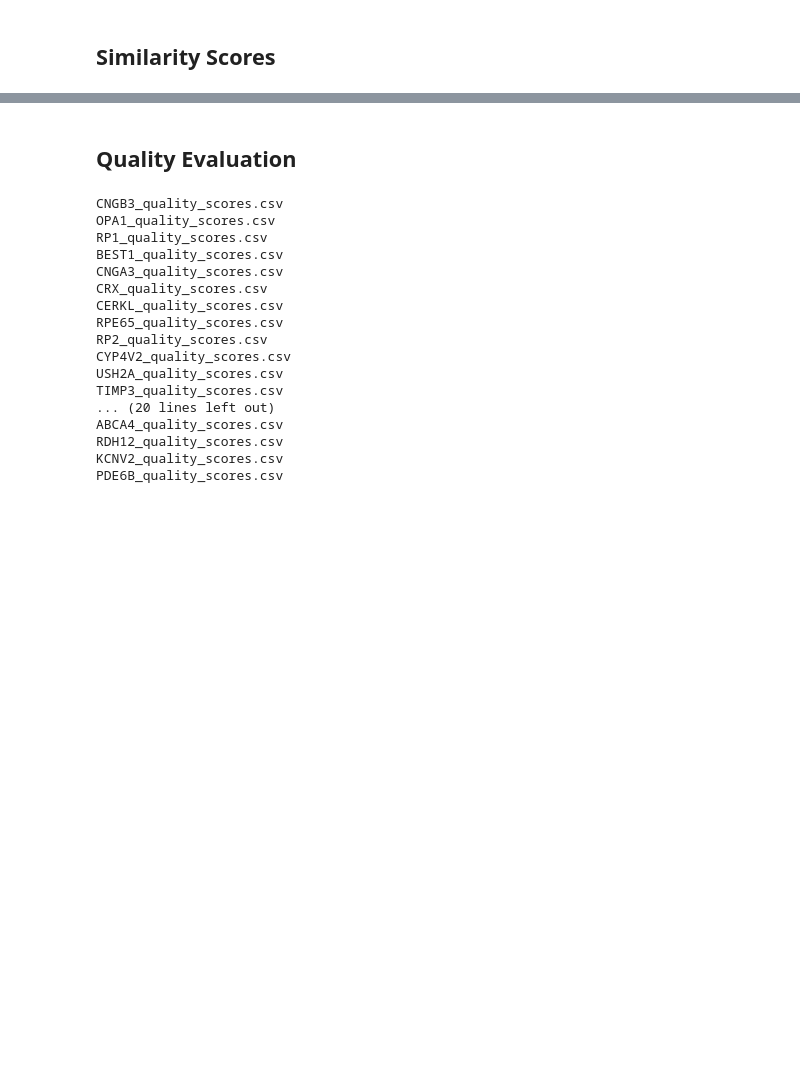
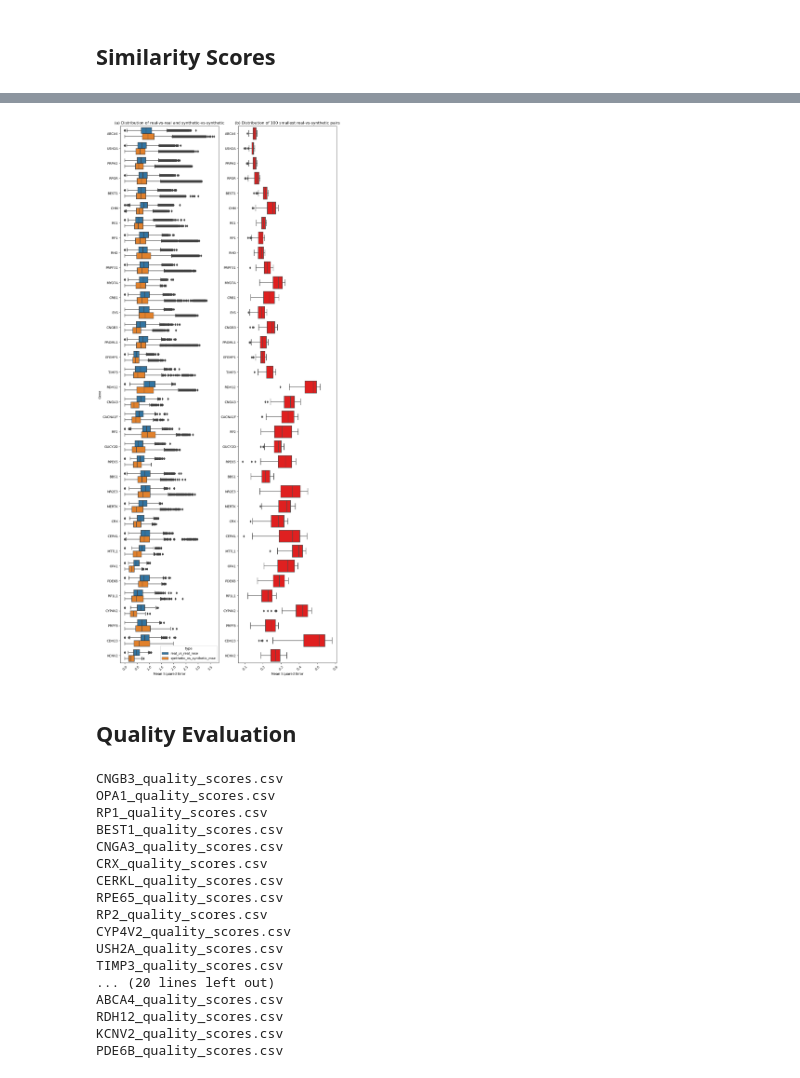
Before and after one commit to pontikos-lab/syntheye, a Jupyter notebook: notebooks/results_compilation.ipynb, the cells around one changed output, grey strips where cells are left out. Saved outputs shown, nothing was run; the diff lists cells and outputs as text; code cells hidden in the pictures; blank space fills up the shorter version.

```diff
--- a/notebooks/results_compilation.ipynb
+++ b/notebooks/results_compilation.ipynb
@@ -1,5 +1,6 @@
 # %%
 import os
+os.chdir("..")
 import torch
 import numpy as np
 import seaborn as sns
@@ -10,6 +11,6 @@ from concurrent.futures import ProcessPoolExecutor
 import cv2
 from PIL import Image
 
-with open("../classes.txt") as f:
+with open("classes.txt") as f:
     classes = f.read().splitlines()
 # %%
@@ -55,0 +67,13 @@ plt.show()
+# %%
+real_vs_real = metrics[metrics.type == "real_vs_real_mse"]
+
+differences = pd.DataFrame(columns=["gene", "real_vs_real", "real_vs_synthetic", "synthetic_vs_synthetic"])
+
+for gene, gene_df in metrics.groupby("gene"):
+    metric_values = [gene]
+    for type_, type_df in gene_df.groupby("type"):
+        mse_df = type_df.sort_values('MSE', ascending=True)
+        metric_values.append(mse_df["MSE"].min())
+    df1 = pd.DataFrame([metric_values], columns=["gene", "real_vs_real", "real_vs_synthetic", "synthetic_vs_synthetic"])
+    differences = pd.concat([differences, df1])
+differences
@@ -55,0 +98,7 @@ plt.show()
+# %%
+top_100 = []
+metrics_real_vs_synthetic = metrics[metrics.type == "real_vs_synthetic_mse"]
+for gene, gene_df in metrics_real_vs_synthetic.groupby("gene"):
+    top_100.append(gene_df.sort_values('MSE', ascending=True).iloc[0:100])
+top100 = pd.concat(top_100)
+top100
@@ -55,0 +119,21 @@ plt.show()
+# %%
+plt.figure(figsize=(12, 30))
+
+plt.subplot(1,2,1)
+sns.boxplot(data=metrics[metrics.type.isin(["real_vs_real_mse", "synthetic_vs_synthetic_mse"])], y="gene", x="MSE", order=classes, hue="type", hue_order=["real_vs_real_mse", "synthetic_vs_synthetic_mse"])
+plt.ylabel("Gene")
+plt.xlabel("Mean Squared Error")
+plt.xticks(rotation=45)
+plt.title("(a) Distribution of real-vs-real and synthetic-vs-synthetic")
+
+plt.subplot(1, 2, 2)
+sns.boxplot(data=top100, y="gene", x="MSE", order=classes, color="red")
+plt.ylabel("")
+plt.xlabel("Mean Squared Error")
+plt.xticks(rotation=45)
+plt.title("(b) Distribution of 100 smallest real-vs-synthetic pairs")
+# plt.suptitle("")
+plt.show()
+plt.close()
+# %% [output]
+[figure, added]
```
Also changed, not shown: parts of 11 cells of this notebook, 12 other files.
